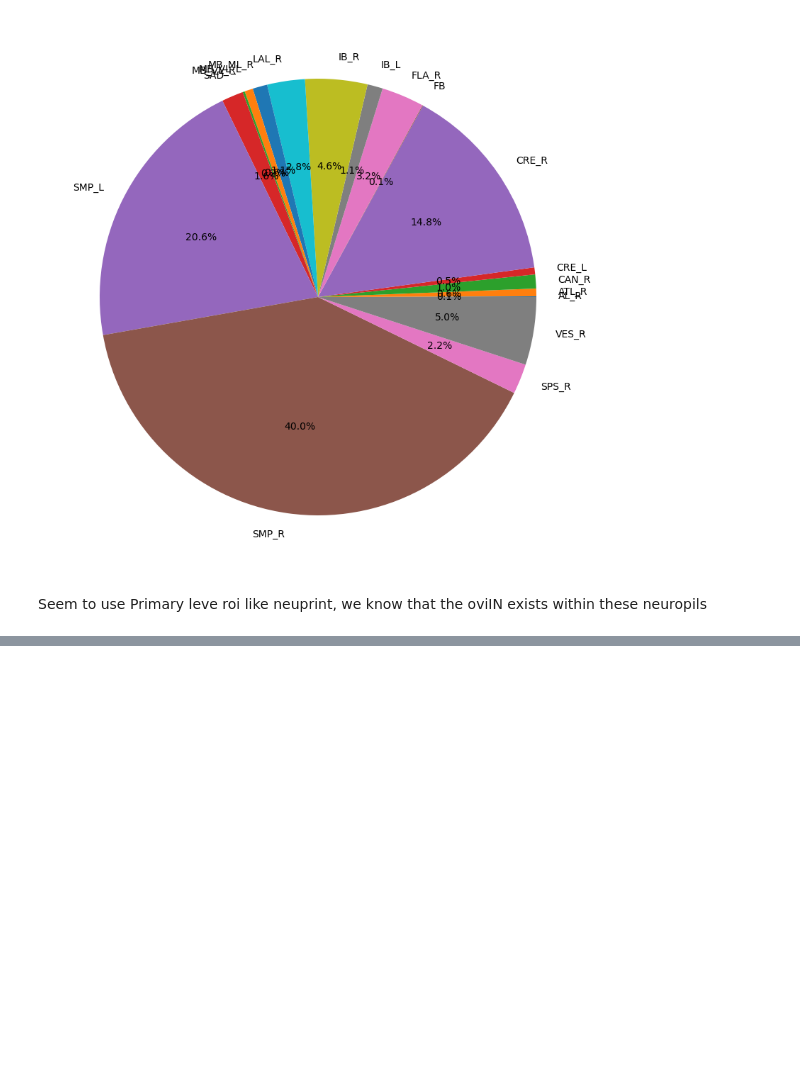
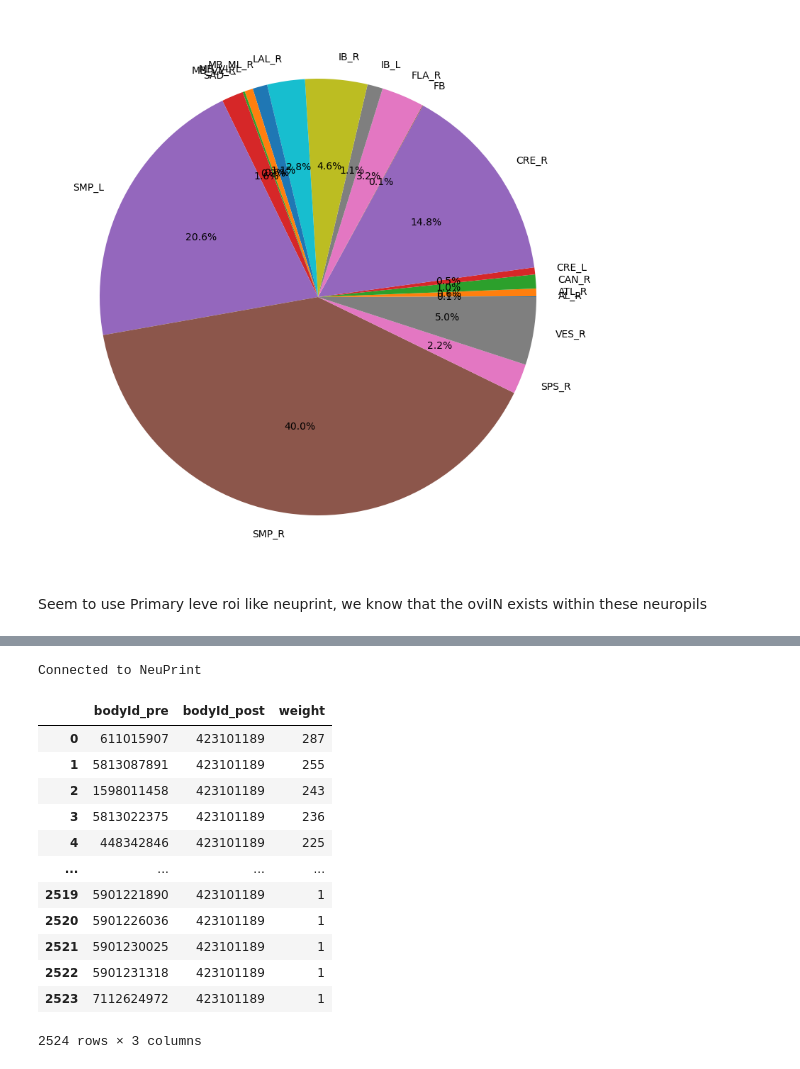
Before and after one commit to Gutierrez-lab/flybrain-clustering-rhessa, a Jupyter notebook: FlyWire/oviposition_sandbox.ipynb, the cells around one changed output, grey strips where cells are left out. Cells and saved outputs as stored; diff of their text form; code cells hidden in the pictures; blank space fills up the shorter version.

```diff
--- a/FlyWire/oviposition_sandbox.ipynb
+++ b/FlyWire/oviposition_sandbox.ipynb
@@ -211,0 +366,32 @@ Seem to use Primary leve roi like neuprint, we know that the oviIN exists within
+# %%
+from neuprint import Client, fetch_neurons
+
+from neuprint import fetch_simple_connections, fetch_synapse_connections, NeuronCriteria as NC
+
+auth_token_file = open("/Users/rweberla/flybrain-clustering-rhessa/flybrain.auth.txt", 'r') # need file containing the authentication token
+auth_token = next(auth_token_file).strip()
+try:
+    np_client = Client('neuprint.janelia.org', dataset='hemibrain:' + 'v1.2.1', token=auth_token)
+    print('Connected to NeuPrint')
+except:
+    np_client = None
+# %% [output]
+Connected to NeuPrint
+# %%
+inputs = fetch_simple_connections(None, NC(bodyId = 423101189))
+inputs = inputs[['bodyId_pre', 'bodyId_post', 'weight']]
+inputs
+# %% [output]
+|  | bodyId_pre | bodyId_post | weight |
+| 0 | 611015907 | 423101189 | 287 |
+| 1 | 5813087891 | 423101189 | 255 |
+| 2 | 1598011458 | 423101189 | 243 |
+| 3 | 5813022375 | 423101189 | 236 |
+| 4 | 448342846 | 423101189 | 225 |
+| ... | ... | ... | ... |
+| 2519 | 5901221890 | 423101189 | 1 |
+| 2520 | 5901226036 | 423101189 | 1 |
+| 2521 | 5901230025 | 423101189 | 1 |
+| 2522 | 5901231318 | 423101189 | 1 |
+| 2523 | 7112624972 | 423101189 | 1 |
+2524 rows × 3 columns
```
Also changed, not shown: parts of 26 cells of this notebook.
